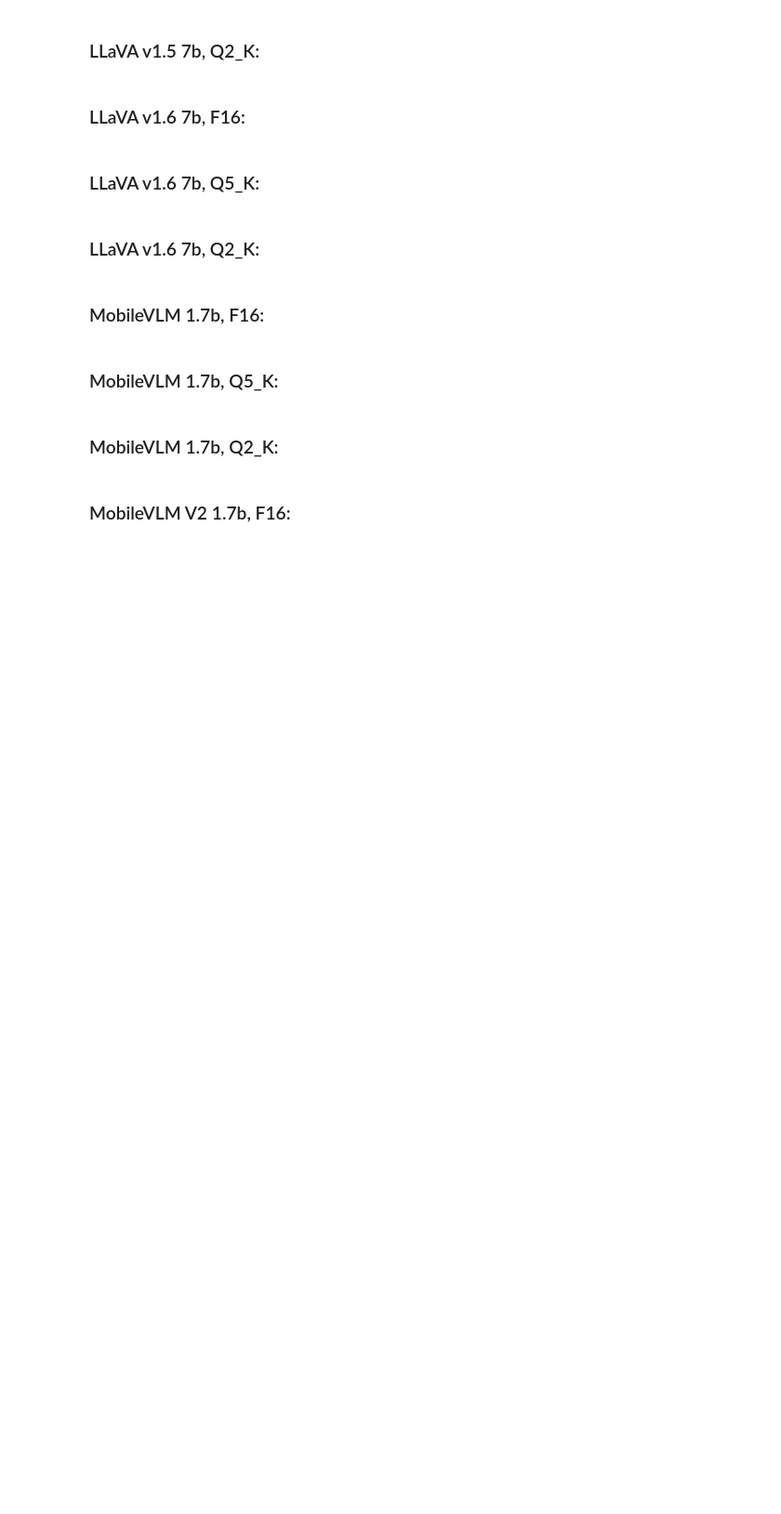
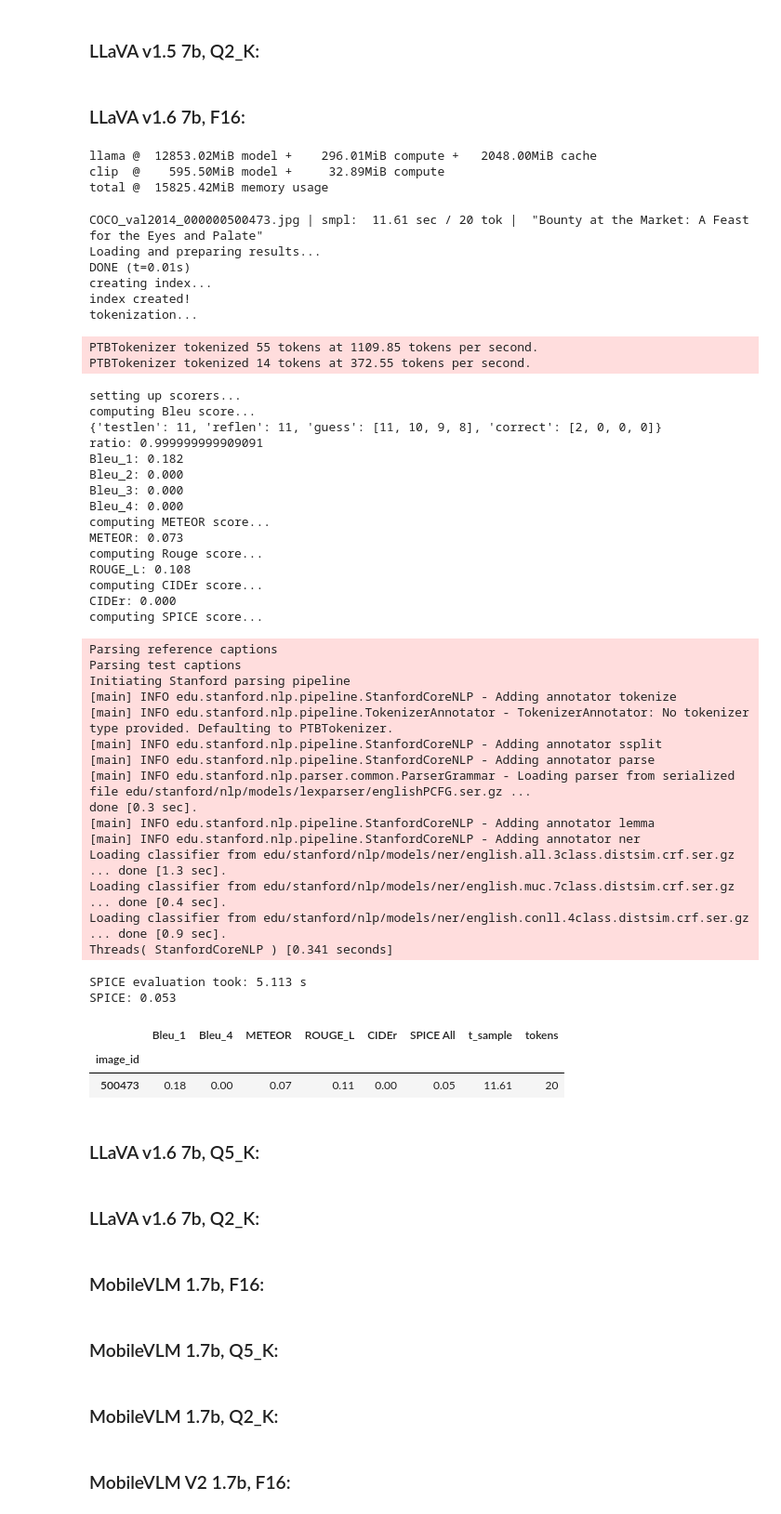
Before and after one commit to navratil-matej/dp, a Jupyter notebook: model-eval.ipynb, the cells around one changed output. Shown at 93% size. Saved outputs shown, nothing was run; the diff lists cells and outputs as text; code cells hidden in the pictures; blank space fills up the shorter version.

```diff
--- a/model-eval.ipynb
+++ b/model-eval.ipynb
@@ -281,18 +379,66 @@ experiment_results.append(df)
 # %% [markdown]
 ### LLaVA v1.6 7b, F16:
 # %%
-
-! llama.cpp/llama-quantize llava-v1.6-vicuna-7b/llava-v1.6-vicuna-7B-F32.gguf llava-v1.6-vicuna-7b/llava-v1.6-vicuna-7B-F16.gguf F16
-print(f'MODEL SIZE: {os.path.getsize("llava-v1.6-vicuna-7b/llava-v1.6-vicuna-7B-F16.gguf") / 1024**3:.2f}G')
+with suppress_stdout_stderr(disable=False):
+    ! llama.cpp/llama-quantize llava-v1.6-vicuna-7b/llava-v1.6-vicuna-7B-F32.gguf llava-v1.6-vicuna-7b/llava-v1.6-vicuna-7B-F16.gguf F16
 df = experiment(
     model='llava-v1.6-vicuna-7b/llava-v1.6-vicuna-7B-F16.gguf',
     mmproj='llava-v1.6-vicuna-7b/vit/mmproj-model-f16.gguf',
+    n_ctx=4096,
 )
-display(df) # If using Spyder, consider viewing the DataFrame with the Variable Explorer (burger menu -> open console)
+# If using Spyder, consider viewing the DataFrame with the Variable Explorer (burger menu -> open console)
+display(df[['Bleu_1', 'Bleu_4', 'METEOR', 'ROUGE_L', 'CIDEr', 'SPICE All', 't_sample', 'tokens']][:20])
 df['model'] = 'llava-v1.6-7B-F16'
 df = df.set_index('model', append=True)
 experiment_results.append(df)
 ! rm llava-v1.6-vicuna-7b/llava-v1.6-vicuna-7B-F16.gguf
+# %% [output]
+llama @  12853.02MiB model +    296.01MiB compute +   2048.00MiB cache
+clip  @    595.50MiB model +     32.89MiB compute
+total @  15825.42MiB memory usage
+COCO_val2014_000000500473.jpg | smpl:  11.61 sec / 20 tok |  "Bounty at the Market: A Feast for the Eyes and Palate"
+Loading and preparing results...
+DONE (t=0.01s)
+creating index...
+index created!
+tokenization...
+PTBTokenizer tokenized 55 tokens at 1109.85 tokens per second.
+PTBTokenizer tokenized 14 tokens at 372.55 tokens per second.
+setting up scorers...
+computing Bleu score...
+{'testlen': 11, 'reflen': 11, 'guess': [11, 10, 9, 8], 'correct': [2, 0, 0, 0]}
+ratio: 0.999999999909091
+Bleu_1: 0.182
+Bleu_2: 0.000
+Bleu_3: 0.000
+Bleu_4: 0.000
+computing METEOR score...
+METEOR: 0.073
+computing Rouge score...
+ROUGE_L: 0.108
+computing CIDEr score...
+CIDEr: 0.000
+computing SPICE score...
+Parsing reference captions
+Parsing test captions
+Initiating Stanford parsing pipeline
+[main] INFO edu.stanford.nlp.pipeline.StanfordCoreNLP - Adding annotator tokenize
+[main] INFO edu.stanford.nlp.pipeline.TokenizerAnnotator - TokenizerAnnotator: No tokenizer type provided. Defaulting to PTBTokenizer.
+[main] INFO edu.stanford.nlp.pipeline.StanfordCoreNLP - Adding annotator ssplit
+[main] INFO edu.stanford.nlp.pipeline.StanfordCoreNLP - Adding annotator parse
+[main] INFO edu.stanford.nlp.parser.common.ParserGrammar - Loading parser from serialized file edu/stanford/nlp/models/lexparser/englishPCFG.ser.gz ...
+done [0.3 sec].
+[main] INFO edu.stanford.nlp.pipeline.StanfordCoreNLP - Adding annotator lemma
+[main] INFO edu.stanford.nlp.pipeline.StanfordCoreNLP - Adding annotator ner
+Loading classifier from edu/stanford/nlp/models/ner/english.all.3class.distsim.crf.ser.gz ... done [1.3 sec].
+Loading classifier from edu/stanford/nlp/models/ner/english.muc.7class.distsim.crf.ser.gz ... done [0.4 sec].
+Loading classifier from edu/stanford/nlp/models/ner/english.conll.4class.distsim.crf.ser.gz ... done [0.9 sec].
+Threads( StanfordCoreNLP ) [0.341 seconds]
+SPICE evaluation took: 5.113 s
+SPICE: 0.053
+|  | Bleu_1 | Bleu_4 | METEOR | ROUGE_L | CIDEr | SPICE All | t_sample | tokens |
+| image_id |  |  |  |  |  |  |  |  |
+| 500473 | 0.18 | 0.00 | 0.07 | 0.11 | 0.00 | 0.05 | 11.61 | 20 |
 # %% [markdown]
 ### LLaVA v1.6 7b, Q5_K:
 # %%
```
Also changed, not shown: parts of 19 cells of this notebook, 2 other files.
